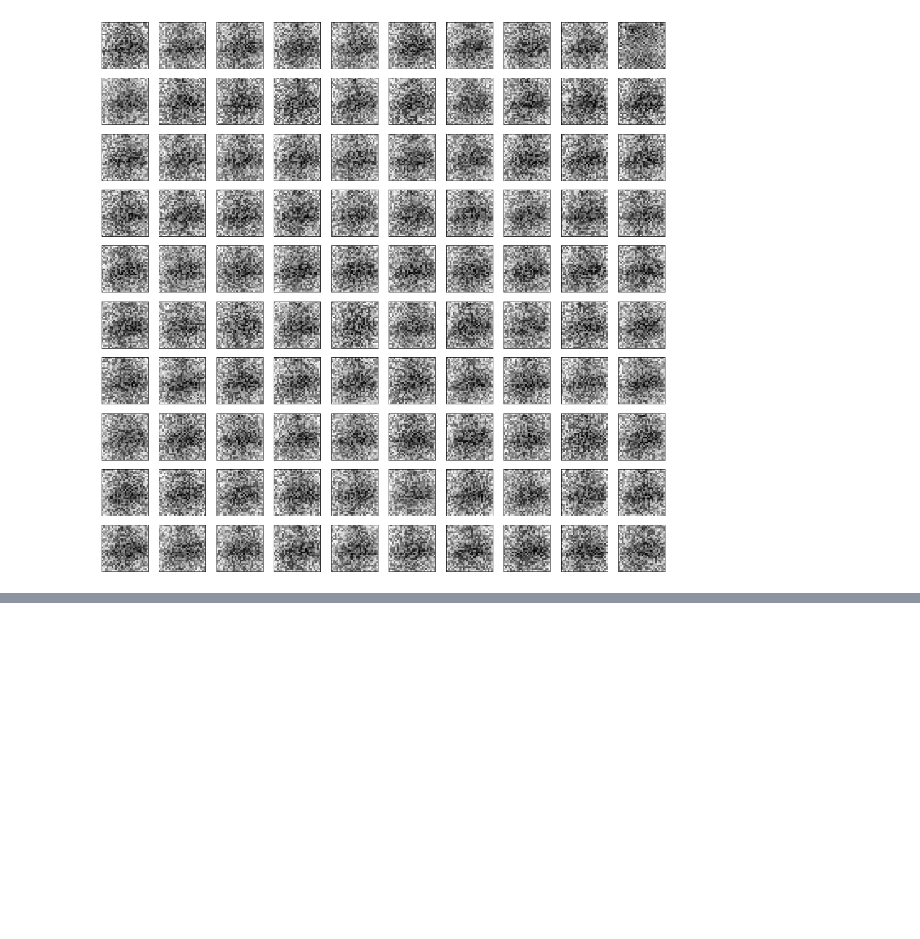
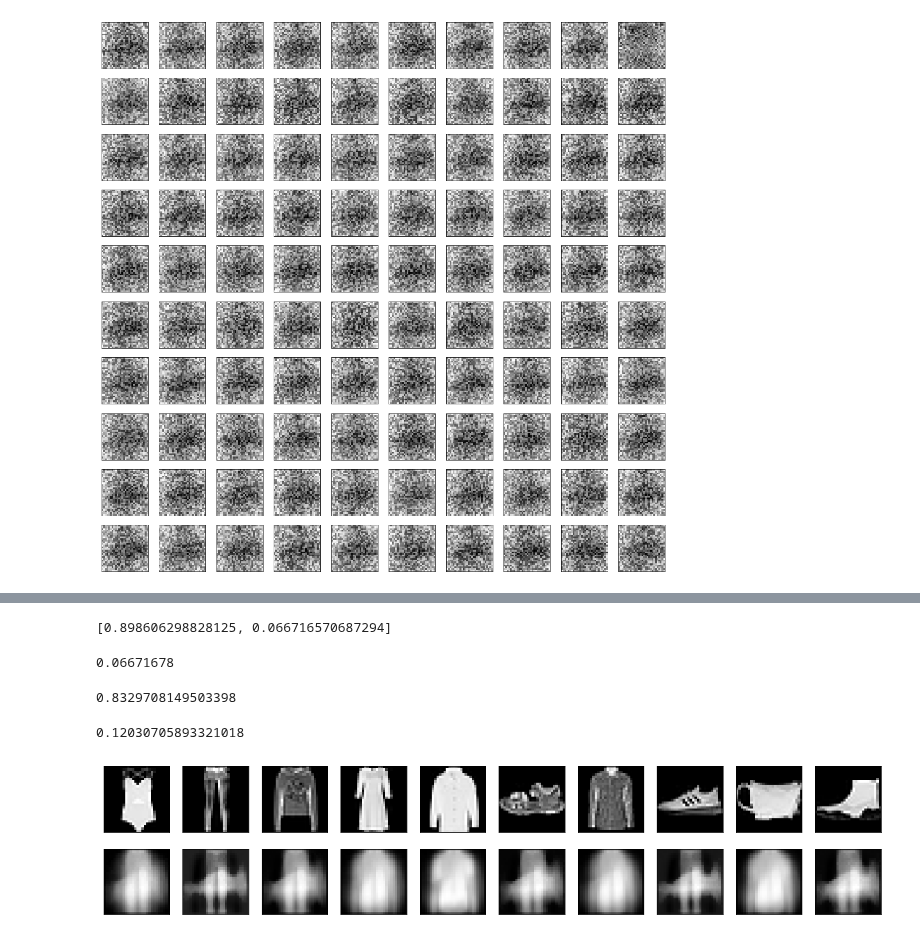
Before and after one commit to PonchonB/Mathematical_Morphologies_And_Deep_Learning, a Jupyter notebook: Notebooks/localEnvironment.ipynb, the cells around one changed output, grey strips where cells are left out. Cells and saved outputs as stored; diff of their text form; code cells hidden in the pictures; blank space fills up the shorter version.

```diff
--- a/Notebooks/localEnvironment.ipynb
+++ b/Notebooks/localEnvironment.ipynb
@@ -331,0 +334,4 @@ AE_sparse_L1.plot_atoms_encoder()
+# %%
+AE_kl = SparseShallowAE_KL_sum(sparsity_weight=10, sparsity_objective=0.05)
+# %%
+AE_kl.train(x_train, X_val=x_test)
@@ -331,0 +356,11 @@ AE_sparse_L1.plot_atoms_encoder()
+# %%
+recerr = AE_kl.reconstruction_error(x_test)
+recerr
+# %% [output]
+[0.898606298828125, 0.066716570687294]
+# %%
+x_rec_test = AE_kl.reconstruction(x_test)
+mse = np.mean((x_rec_test - x_test)**2)
+mse
+# %% [output]
+0.06671678
@@ -331,0 +388,12 @@ AE_sparse_L1.plot_atoms_encoder()
+# %%
+np.mean(batch_vals)
+# %% [output]
+0.8329708149503398
+# %%
+100*(np.mean(batch_vals)+recerr[1] - recerr[0])/recerr[0]
+# %% [output]
+0.12030705893321018
+# %%
+AE_kl.plot_reconstructions(x_small)
+# %% [output]
+[figure, added]
```
Also changed, not shown: parts of 6 cells of this notebook, 7 other files.
